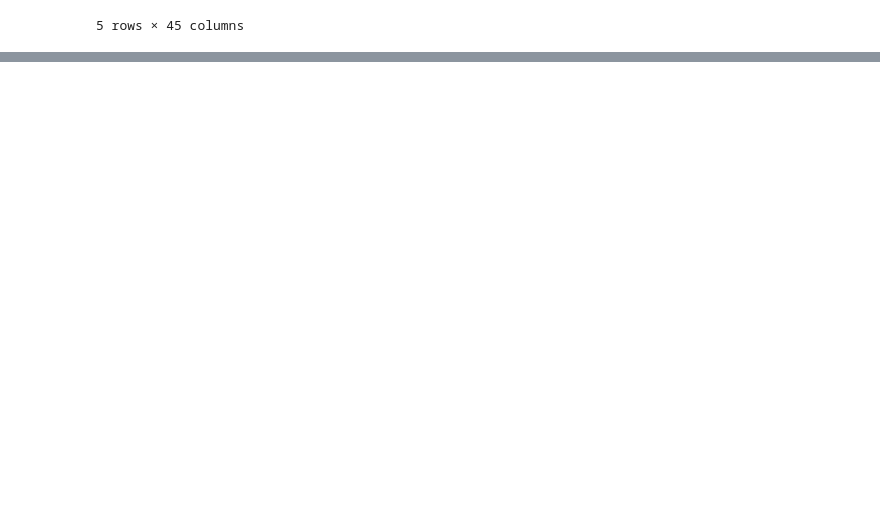
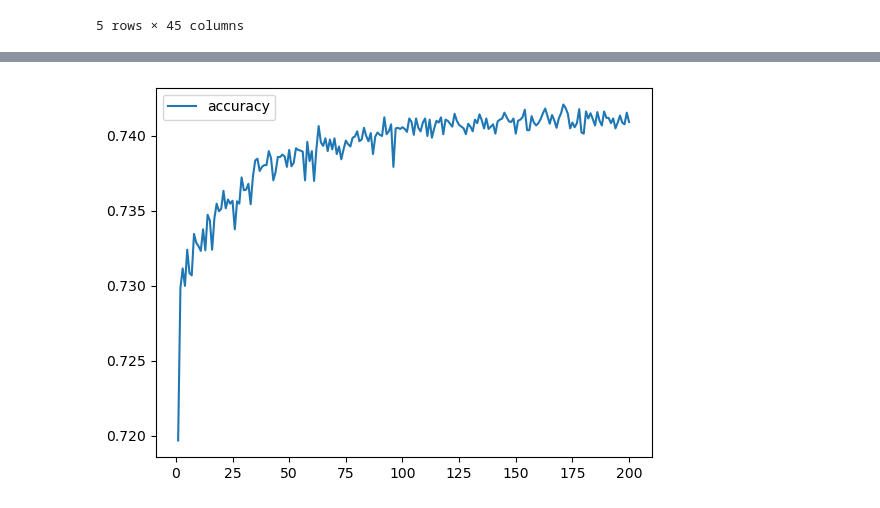
Before and after one commit to terryschoch/deep-learning-challenge, a Jupyter notebook: AlphabetSoupCharity_Optimization.ipynb, the cells around one changed output, grey strips where cells are left out. Drawn from its saved outputs; the diff is of its cells as text; code cells hidden in the pictures; blank space fills up the shorter version.

```diff
--- a/AlphabetSoupCharity_Optimization.ipynb
+++ b/AlphabetSoupCharity_Optimization.ipynb
@@ -334,0 +391,6 @@ loss = history_df.plot(y="loss")
+# %%
+# Compile the model
+nnopt_b.compile(loss="binary_crossentropy", optimizer="adam", metrics=["accuracy"])
+
+# Train the model
+fit_model = nnopt_b.fit(X_train_scaled, y_train, epochs=200, callbacks=[tensorboard_callback])
@@ -334,0 +425,9 @@ loss = history_df.plot(y="loss")
+# %%
+#### Create a DataFrame containing training history
+optb_history_df = pd.DataFrame(fit_model.history)
+optb_history_df.index += 1
+
+#### Plot the accuracy
+optb_accuracy = optb_history_df.plot(y="accuracy")
+# %% [output]
+[figure, added]
```
Also changed, not shown: parts of 24 cells of this notebook, 6 other files.
